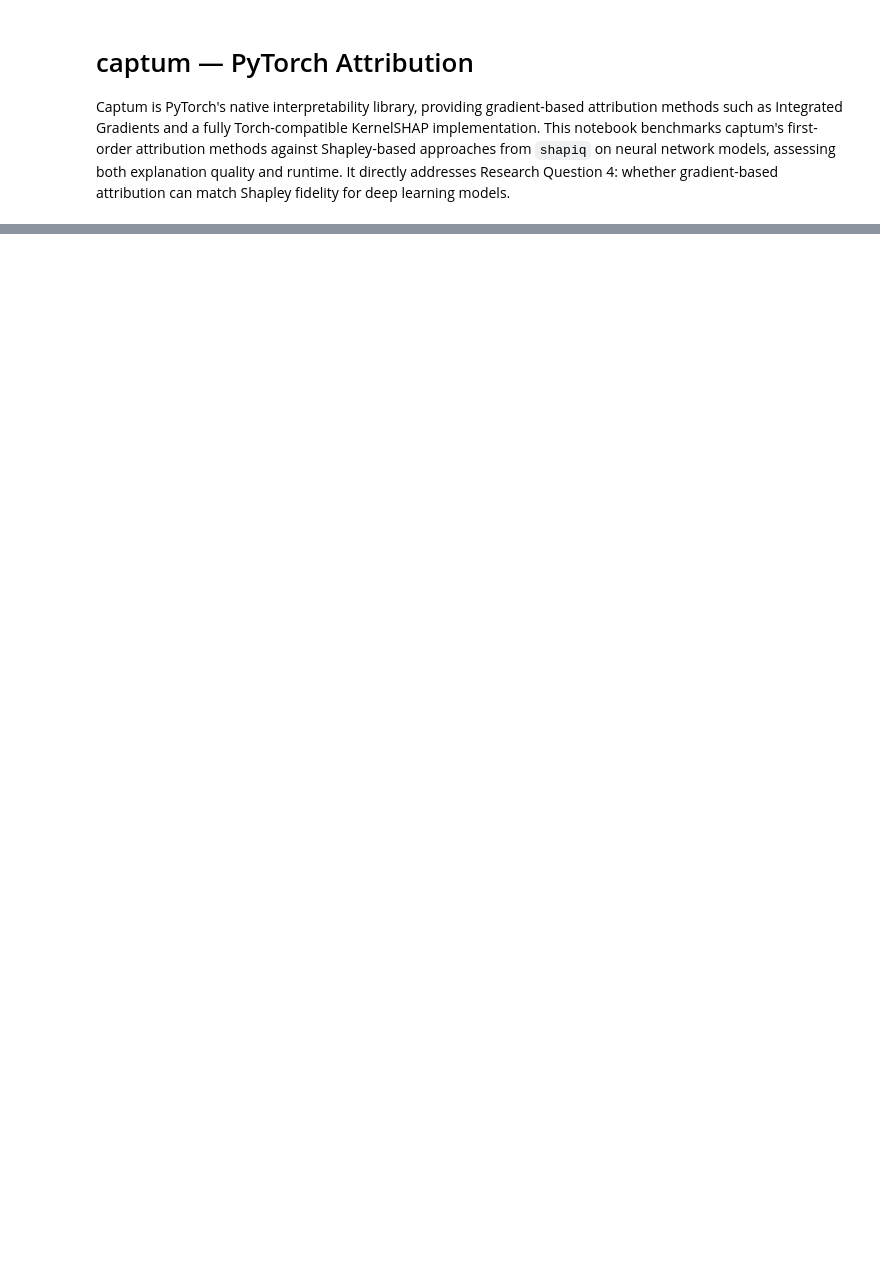
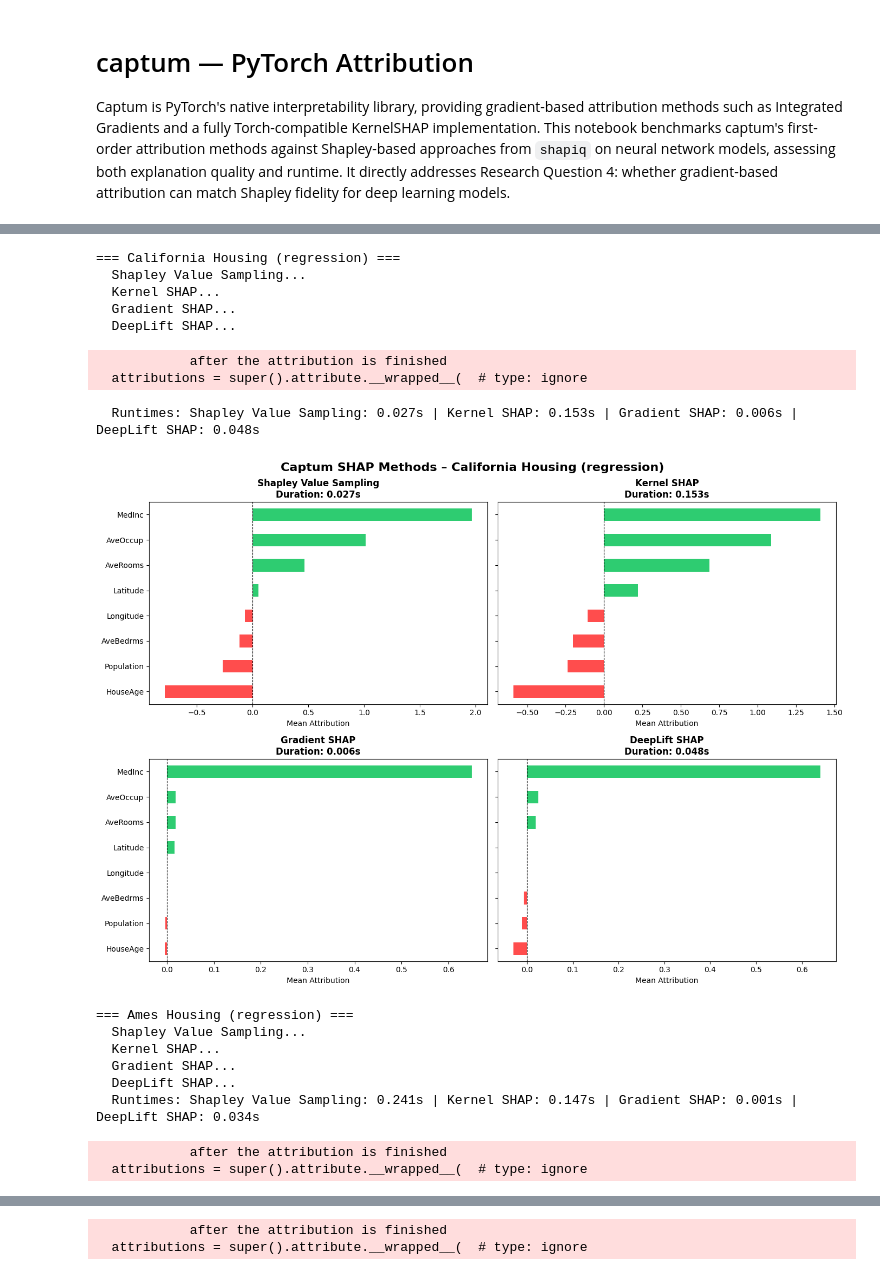
Before and after one commit to LaborFlasche/PR_ModeAgnostic, a Jupyter notebook: Libraries/captum.ipynb, the cells around one changed output, grey strips where cells are left out. Cells and saved outputs as stored; diff of their text form; code cells hidden in the pictures; blank space fills up the shorter version.

Commit message:
Adjusting dataset and model loader to support PyTorch NN models

```diff
--- a/Libraries/captum.ipynb
+++ b/Libraries/captum.ipynb
@@ -5,7 +5,7 @@ Captum is PyTorch's native interpretability library, providing gradient-based at
 # %%
 from Models.load_and_train import TrainingConfig
 # First load and train the models on different datasets
-all_combi_configs = TrainingConfig.get_all_configs()
+all_combi_configs = TrainingConfig.get_all_configs(pytorch=True)
 all_trained_models = [config.train(verbose=True) for config in all_combi_configs]
 
 print("All models trained successfully!")
@@ -15,0 +26,76 @@ Trained random_forest_regressor on ames_housing
+# %%
+for config, model in zip(all_combi_configs, all_trained_models):
+    data = config.dataset.load_dataset()
+    X = data["X"]
+    feature_names = data["feature_names"]
+
+    model.eval()
+
+    X_tensor = torch.tensor(X.values, dtype=torch.float32)
+    baseline_dist = X_tensor[:100]
+    eval_inputs   = X_tensor[100:120]
+    baseline_zero = torch.zeros(1, X_tensor.shape[1])
+    # target=0 selects the single regression output or class 0 for classification
+    target = 0
+
+    results  = {}
+    durations = {}
+
+    print(f"\n=== {data['name']} ({data['task']}) ===")
+
+    print("  Shapley Value Sampling...")
+    start = time.time()
+    attr = ShapleyValueSampling(model).attribute(eval_inputs, baselines=baseline_zero, target=target, n_samples=25)
+    durations["Shapley Value Sampling"] = time.time() - start
+    results["Shapley Value Sampling"] = attr.detach().numpy().mean(axis=0)
+
+    print("  Kernel SHAP...")
+    start = time.time()
+    attr = KernelShap(model).attribute(eval_inputs, baselines=baseline_zero, target=target, n_samples=50)
+    durations["Kernel SHAP"] = time.time() - start
+    results["Kernel SHAP"] = attr.detach().numpy().mean(axis=0)
+
+    print("  Gradient SHAP...")
+    start = time.time()
+    attr = GradientShap(model).attribute(eval_inputs, baselines=baseline_dist, target=target)
+    durations["Gradient SHAP"] = time.time() - start
+    results["Gradient SHAP"] = attr.detach().numpy().mean(axis=0)
+
+    print("  DeepLift SHAP...")
+    start = time.time()
+    attr = DeepLiftShap(model).attribute(eval_inputs, baselines=baseline_dist, target=target)
+    durations["DeepLift SHAP"] = time.time() - start
+    results["DeepLift SHAP"] = attr.detach().numpy().mean(axis=0)
+
+    print("  Runtimes: " + " | ".join(f"{m}: {d:.3f}s" for m, d in durations.items()))
+
+    fig, axes = plt.subplots(2, 2, figsize=(14, 10), sharey=True)
+    for ax, (method_name, scores) in zip(axes.flatten(), results.items()):
+        df_plot = pd.Series(scores, index=feature_names).sort_values()
+        colors = ["#ff4d4d" if v < 0 else "#2ecc71" for v in df_plot.values]
+        df_plot.plot(kind="barh", color=colors, ax=ax)
+        ax.set_title(f"{method_name}\nDuration: {durations[method_name]:.3f}s", fontsize=12, fontweight="bold")
+        ax.axvline(x=0, color="black", linestyle="--", linewidth=0.8)
+        ax.set_xlabel("Mean Attribution")
+
+    plt.suptitle(f"Captum SHAP Methods – {data['name']} ({data['task']})", fontsize=16, fontweight="bold", y=0.98)
+    plt.tight_layout()
+    plt.show()
+# %% [output]
+=== California Housing (regression) ===
+  Shapley Value Sampling...
+  Kernel SHAP...
+  Gradient SHAP...
+  DeepLift SHAP...
+            after the attribution is finished
+  attributions = super().attribute.__wrapped__(  # type: ignore
+  Runtimes: Shapley Value Sampling: 0.027s | Kernel SHAP: 0.153s | Gradient SHAP: 0.006s | DeepLift SHAP: 0.048s
+[figure, added]
+=== Ames Housing (regression) ===
+  Shapley Value Sampling...
+  Kernel SHAP...
+  Gradient SHAP...
+  DeepLift SHAP...
+  Runtimes: Shapley Value Sampling: 0.241s | Kernel SHAP: 0.147s | Gradient SHAP: 0.001s | DeepLift SHAP: 0.034s
+            after the attribution is finished
+  attributions = super().attribute.__wrapped__(  # type: ignore
@@ -15,0 +106,2 @@ Trained random_forest_regressor on ames_housing
+            after the attribution is finished
+  attributions = super().attribute.__wrapped__(  # type: ignore
```
Also changed, not shown: parts of 3 cells of this notebook, 5 other files.
